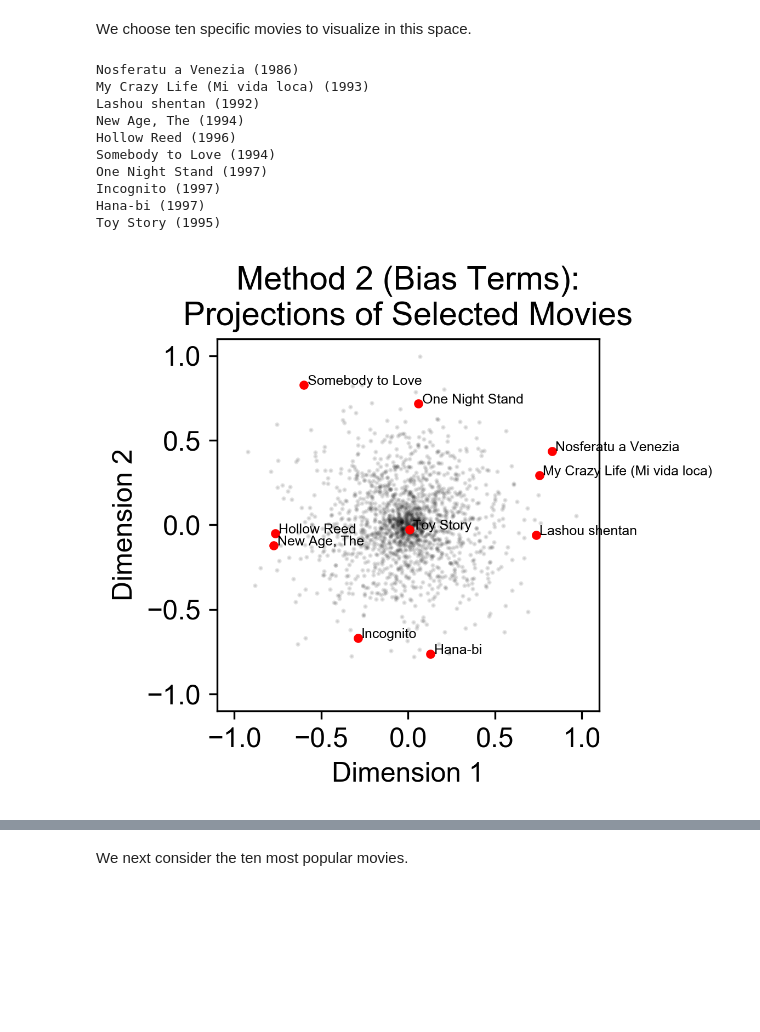
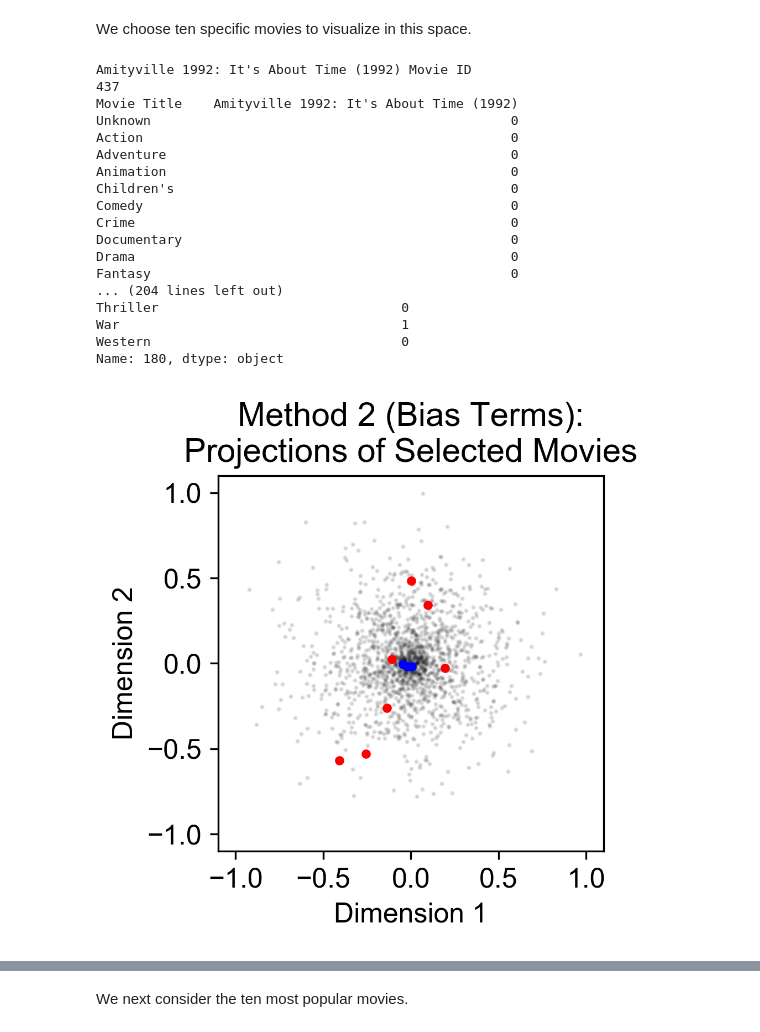
Before and after one commit to LiyinHe/CS155_project2, a Jupyter notebook: Bias_Learn_CS.ipynb, the cells around one changed output, grey strips where cells are left out. Drawn from its saved outputs; the diff is of its cells as text; code cells hidden in the pictures; blank space fills up the shorter version.

Commit message:
Visualize Amityville and Star Wars films.

```diff
--- a/Bias_Learn_CS.ipynb
+++ b/Bias_Learn_CS.ipynb
@@ -326,30 +326,50 @@ label_plot('Projections of All Movies')
 We choose ten specific movies to visualize in this space.
 # %%
 # Select IDs for movies of interest
-movie_ids = [861, 1421, 1586, 1661, 1380, 1334, 888, 361, 1647, 1]
+movie_ids_1 = [437, 438, 439, 440, 441, 442, 858]
+movie_ids_2 = [50, 172, 181]
 
 # Find indices of selected movie IDs
-inds = [inds_V[movie_id] for movie_id in movie_ids]
+inds_1 = [inds_V[movie_id] for movie_id in movie_ids_1]
+inds_2 = [inds_V[movie_id] for movie_id in movie_ids_2]
 
 # Visualize projections of selected movies
 plt.figure(figsize=(3, 3))
 plt.plot(V_vis[0], V_vis[1], 'k.', ms=2, alpha=0.1)
-plt.plot(V_vis[0, inds], V_vis[1, inds], 'r.')
-for ind in inds:
-    print(movies.loc[ind, 'Movie Title'])
-    plt.text(V_vis[0, ind] + 0.02, V_vis[1, ind],
+plt.plot(V_vis[0, inds_1], V_vis[1, inds_1], 'r.')
+plt.plot(V_vis[0, inds_2], V_vis[1, inds_2], 'b.')
+label_plot('Projections of Selected Movies');
+
+# Visualize projections of most popular movies (zoomed)
+plt.figure(figsize=(3, 3))
+plt.plot(V_vis[0], V_vis[1], 'k.', ms=2, alpha=0.1)
+plt.plot(V_vis[0, inds_1], V_vis[1, inds_1], 'r.')
+plt.plot(V_vis[0, inds_2], V_vis[1, inds_2], 'b.')
+for ind in (inds_1 + inds_2):
+    print(movies.loc[ind, 'Movie Title'], movies.loc[ind])
+    plt.text(V_vis[0, ind] + 0.01, V_vis[1, ind],
              movies.loc[ind, 'Movie Title'][:-7],
              fontsize=6)
-label_plot('Projections of Selected Movies');
+label_plot('Projections of Selected Movies',
+           xlim=[-0.45, 0.25], ylim=[-0.65, 0.55],
+           xticks=np.arange(-0.4, 0.25, 0.2),
+           yticks=np.arange(-0.6, 0.55, 0.2))
 # %% [output]
-Nosferatu a Venezia (1986)
-My Crazy Life (Mi vida loca) (1993)
-Lashou shentan (1992)
-New Age, The (1994)
-Hollow Reed (1996)
-Somebody to Love (1994)
-One Night Stand (1997)
-Incognito (1997)
-Hana-bi (1997)
-Toy Story (1995)
+Amityville 1992: It's About Time (1992) Movie ID                                           437
+Movie Title    Amityville 1992: It's About Time (1992)
+Unknown                                              0
+Action                                               0
+Adventure                                            0
+Animation                                            0
+Children's                                           0
+Comedy                                               0
+Crime                                                0
+Documentary                                          0
+Drama                                                0
+Fantasy                                              0
+... (204 lines left out)
+Thriller                               0
+War                                    1
+Western                                0
+Name: 180, dtype: object
-[figure, old version]
+[figure, new version]
```
Also changed, not shown: parts of 2 cells of this notebook.
